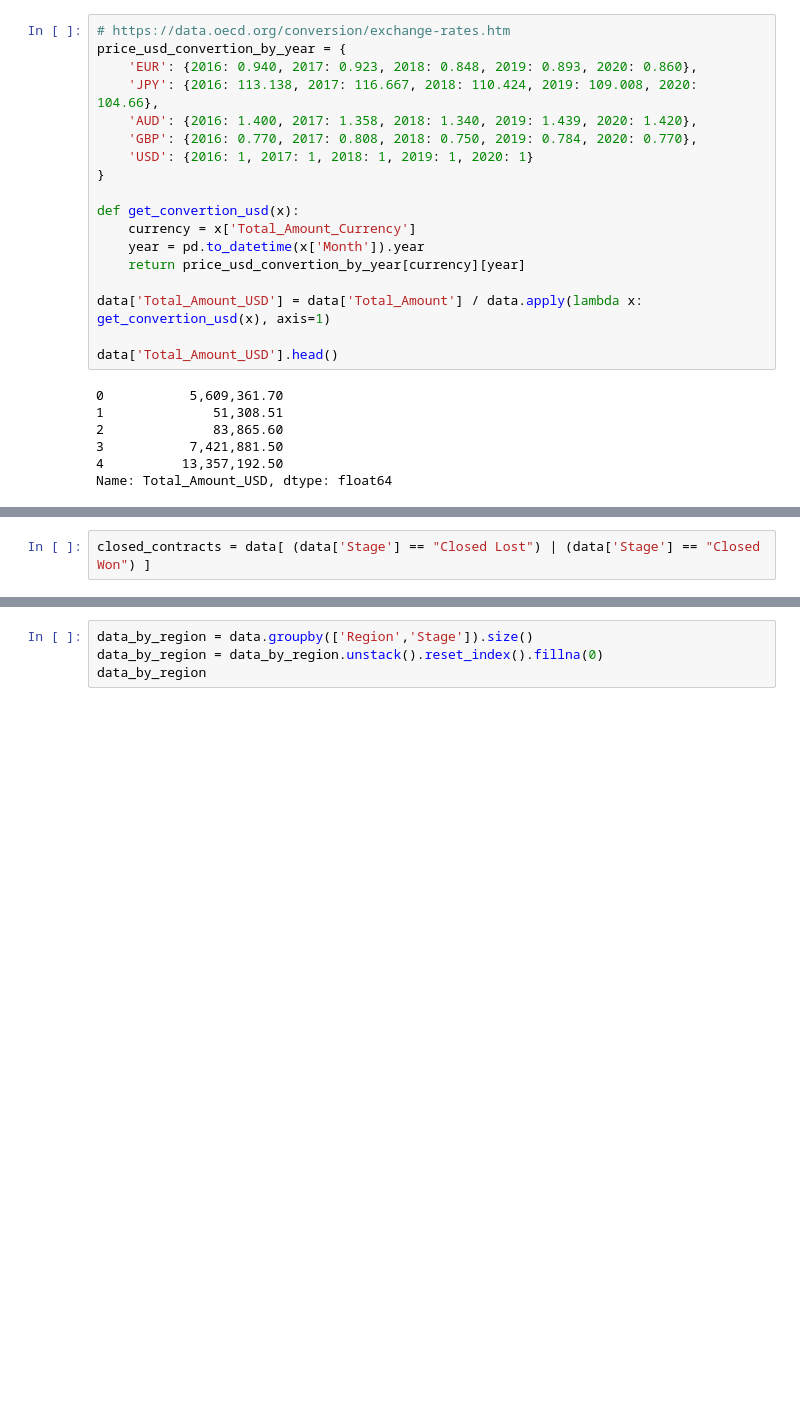
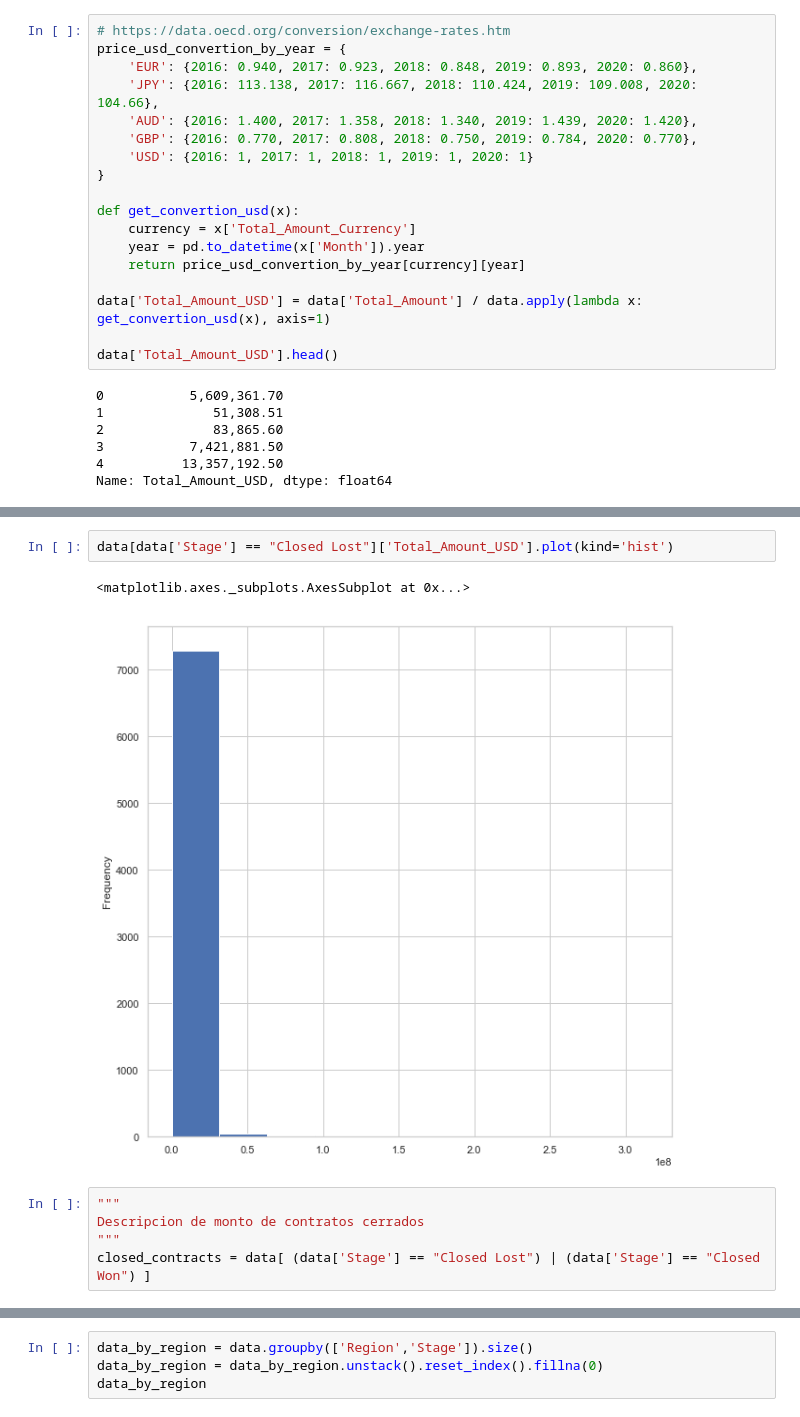
Before and after one commit to CeciliaRoldan/Pycantes, a Jupyter notebook: notebooks/analisis_de_montos_y_regiones.ipynb, the cells around one changed output, grey strips where cells are left out. Cells and saved outputs as stored; diff of their text form; blank space fills up the shorter version.

```diff
--- a/notebooks/analisis_de_montos_y_regiones.ipynb
+++ b/notebooks/analisis_de_montos_y_regiones.ipynb
@@ -157,4 +186,12 @@ Text(0,0.5,'Densidad')
+# %%
+data[data['Stage'] == "Closed Lost"]['Total_Amount_USD'].plot(kind='hist')
+# %% [output]
+<matplotlib.axes._subplots.AxesSubplot at 0x...>
+[figure, added]
 # %%
+"""
+Descripcion de monto de contratos cerrados
+"""
 closed_contracts = data[ (data['Stage'] == "Closed Lost") | (data['Stage'] == "Closed Won") ]
 # %%
 closed_contracts.shape
```
Also changed, not shown: parts of 26 cells of this notebook.
